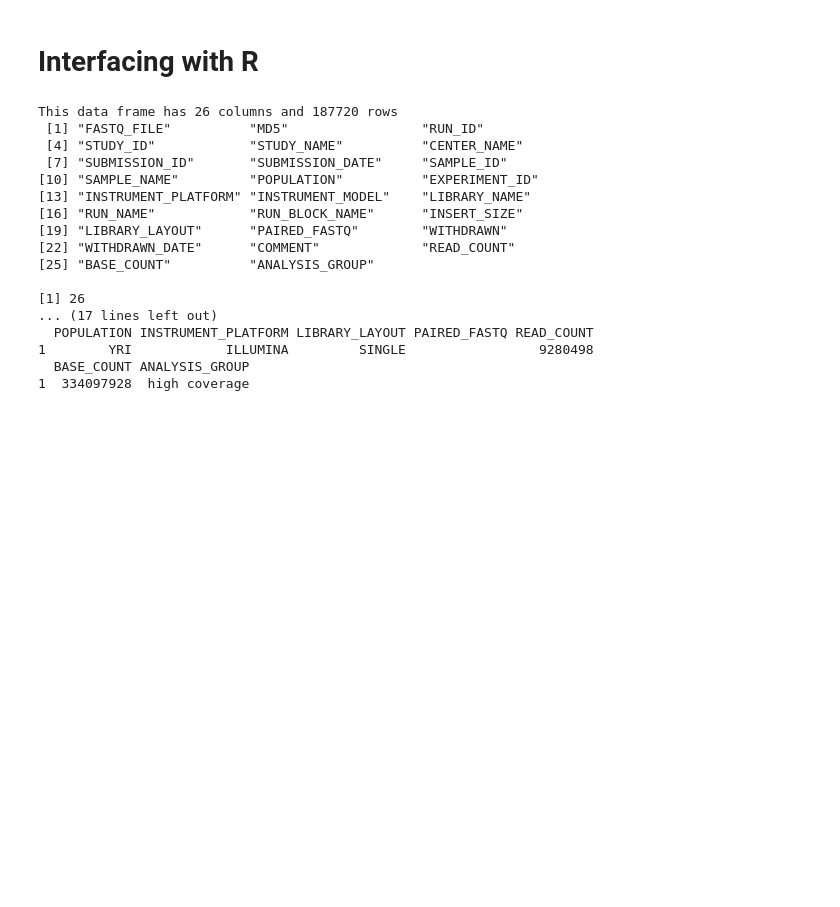
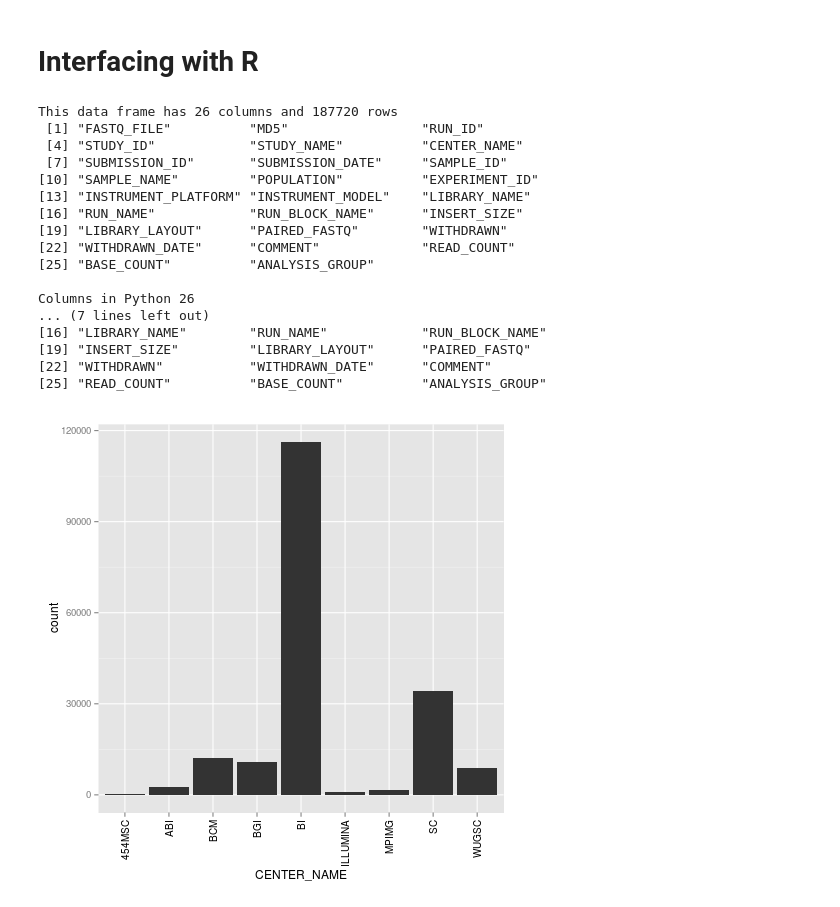
Before and after one commit to tiagoantao/bioinf-python, a Jupyter notebook: notebooks/00_Intro/Interfacing_R.ipynb, the cells around one changed output. Drawn from its saved outputs; the diff is of its cells as text; code cells hidden in the pictures; blank space fills up the shorter version.

```diff
--- a/notebooks/00_Intro/Interfacing_R.ipynb
+++ b/notebooks/00_Intro/Interfacing_R.ipynb
@@ -22,19 +44,24 @@ print(seq_data.colnames)
 #  print(nrow(seq.data))
 #  print(ncol(seq.data))
 
-print(robjects.r.ncol(seq_data))
+print('Columns in Python %d ' % robjects.r.ncol(seq_data)[0])
 
+#access some functions
 as_integer = robjects.r('as.integer')
 match = robjects.r.match
+
 my_col = match('READ_COUNT', seq_data.colnames)[0] # Vector returned
-print(seq_data[my_col - 1].rclass[0])
+print('Type of read count before as.integer: %s' % seq_data[my_col - 1].rclass[0])
 seq_data[my_col - 1] = as_integer(seq_data[my_col - 1])
-print(seq_data[my_col - 1].rclass[0])
-print(seq_data[my_col - 1][:3])
+print('Type of read count after as.integer: %s' % seq_data[my_col - 1].rclass[0])
+
+my_col = match('BASE_COUNT', seq_data.colnames)[0] # Vector returned
+seq_data[my_col - 1] = as_integer(seq_data[my_col - 1])
+
 my_col = match('CENTER_NAME', seq_data.colnames)[0]
 seq_data[my_col - 1] = robjects.r.toupper(seq_data[my_col - 1])
 robjects.r.assign('seq.data', seq_data)
-robjects.r('print(colnames(seq.data))')
+robjects.r('print(c("Column names in R: ",colnames(seq.data)))')
 
 robjects.r('seq.data <- seq.data[seq.data$WITHDRAWN==0, ]')
 #Lets remove all withdrawn sequences
@@ -42,11 +69,8 @@ robjects.r('seq.data <- seq.data[seq.data$WITHDRAWN==0, ]')
 robjects.r("seq.data <- seq.data[, c('STUDY_ID', 'STUDY_NAME', 'CENTER_NAME', 'SAMPLE_ID', 'SAMPLE_NAME', 'POPULATION', 'INSTRUMENT_PLATFORM', 'LIBRARY_LAYOUT', 'PAIRED_FASTQ', 'READ_COUNT', 'BASE_COUNT', 'ANALYSIS_GROUP')]")
 #Lets shorten the dataframe
 
+#Population as factor
 robjects.r('seq.data$POPULATION <- as.factor(seq.data$POPULATION)')
-robjects.r('yri <- seq.data[seq.data$POPULATION=="YRI" & seq.data$BASE_COUNT < 2E9, ]')
-yri = robjects.r('yri')
-print(dir(yri))
-print(yri.rx(1, True))
 # %% [output]
 This data frame has 26 columns and 187720 rows
  [1] "FASTQ_FILE"          "MD5"                 "RUN_ID"
@@ -59,15 +83,20 @@ This data frame has 26 columns and 187720 rows
 [22] "WITHDRAWN_DATE"      "COMMENT"             "READ_COUNT"
 [25] "BASE_COUNT"          "ANALYSIS_GROUP"
 
-[1] 26
-... (17 lines left out)
-  POPULATION INSTRUMENT_PLATFORM LIBRARY_LAYOUT PAIRED_FASTQ READ_COUNT
-1        YRI            ILLUMINA         SINGLE                 9280498
-  BASE_COUNT ANALYSIS_GROUP
-1  334097928  high coverage
+Columns in Python 26
+... (7 lines left out)
+[16] "LIBRARY_NAME"        "RUN_NAME"            "RUN_BLOCK_NAME"
+[19] "INSERT_SIZE"         "LIBRARY_LAYOUT"      "PAIRED_FASTQ"
+[22] "WITHDRAWN"           "WITHDRAWN_DATE"      "COMMENT"
+[25] "READ_COUNT"          "BASE_COUNT"          "ANALYSIS_GROUP"
 # %%
-from rpy2.robjects.functions import SignatureTranslatedFunction
 ggplot2.theme = SignatureTranslatedFunction(ggplot2.theme,
                                             init_prm_translate = {'axis_text_x': 'axis.text.x'})
-bar = ggplot2.ggplot(seq_data) + ggplot2.aes_string(x='CENTER_NAME') + ggplot2.geom_bar() + ggplot2.theme(axis_text_x=ggplot2.element_text(angle=90, hjust=1))
+bar = ggplot2.ggplot(seq_data) + ggplot2.geom_bar() + ggplot2.aes_string(x='CENTER_NAME') + ggplot2.theme(axis_text_x=ggplot2.element_text(angle=90, hjust=1))
+robjects.r.png('out.png')
 bar.plot()
+dev_off = robjects.r('dev.off')
+dev_off()
+Image(filename='out.png')
+# %% [output]
+[figure, added]
```
Also changed, not shown: parts of 10 cells of this notebook.
